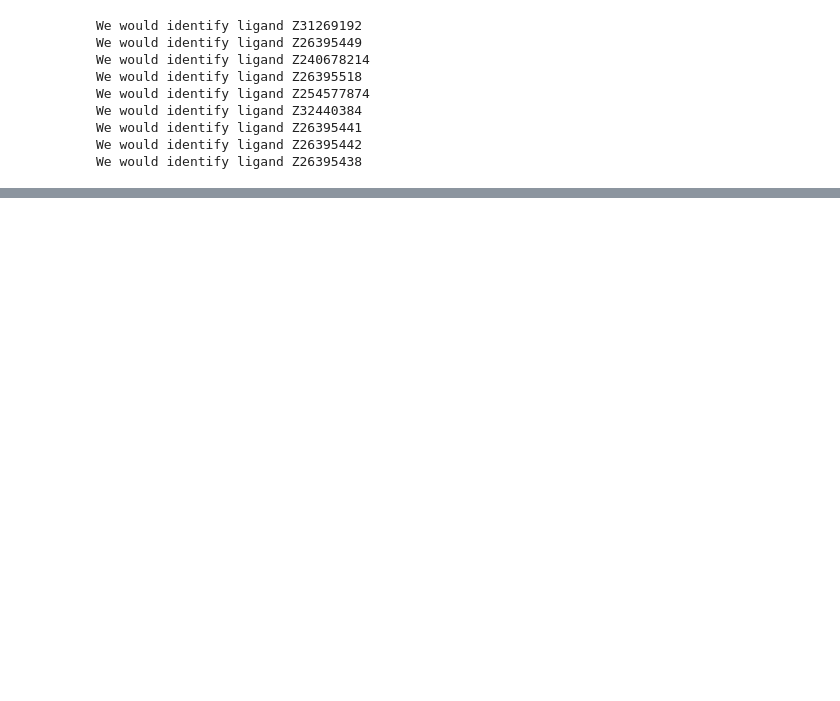
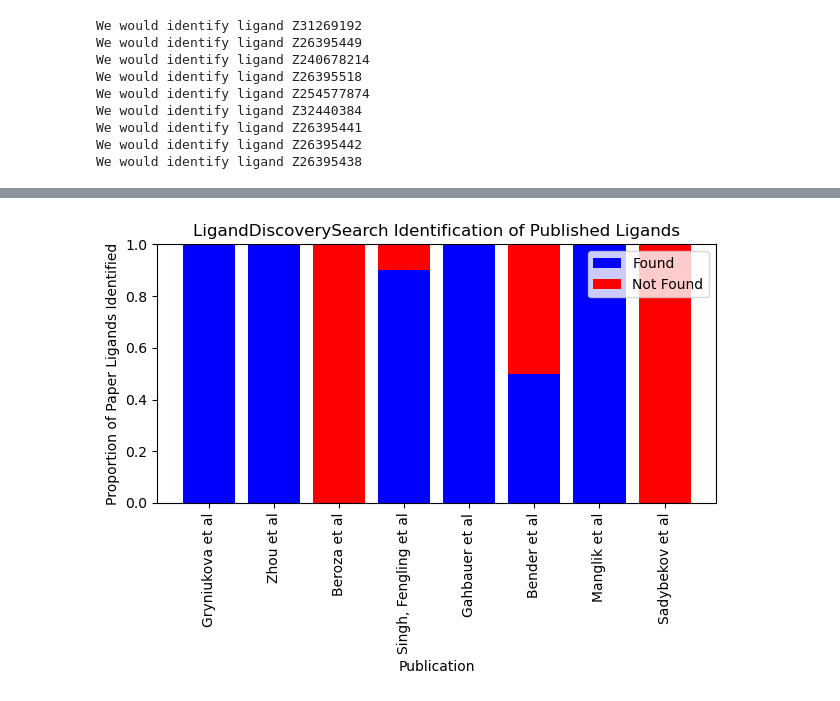
Before and after one commit to toadlover/ginsparg_thymelab_thesis, a Jupyter notebook: jupyter_notebooks/figure_making/replicating_other_publications/all_publication_aggregate_data.ipynb, the cells around one changed output, grey strips where cells are left out. Saved outputs shown, nothing was run; the diff lists cells and outputs as text; code cells hidden in the pictures; blank space fills up the shorter version.

```diff
--- a/jupyter_notebooks/figure_making/replicating_other_publications/all_publication_aggregate_data.ipynb
+++ b/jupyter_notebooks/figure_making/replicating_other_publications/all_publication_aggregate_data.ipynb
@@ -130,0 +397,15 @@ plt.show()
+# %%
+# Calculate the row sum
+main_df['row_sum'] = main_df['found'] + main_df['not_found']
+
+# Filter out rows with a sum of zero
+main_df = main_df[main_df['row_sum'] != 0]
+
+# Normalize the 'found' and 'not_found' columns into new columns
+main_df['found_normalized'] = main_df['found'] / main_df['row_sum']
+main_df['not_found_normalized'] = main_df['not_found'] / main_df['row_sum']
+
+# Drop the 'row_sum' column if not needed
+main_df = main_df.drop(columns=['row_sum'])
+
+print(main_df)
@@ -130,0 +432,22 @@ plt.show()
+# %%
+#stacked bar plot to show the number of ligands that would be/would not be identified from each publication
+# Plot
+fig, ax = plt.subplots()
+
+# Plot the "found" bars in blue
+ax.bar(main_df.index, main_df['found_normalized'], color='blue', label='Found')
+
+# Plot the "not_found" bars in red, stacking them on top of "found"
+ax.bar(main_df.index, main_df['not_found_normalized'], bottom=main_df['found_normalized'], color='red', label='Not Found')
+
+# Add labels and legend
+ax.set_ylabel('Proportion of Paper Ligands Identified')
+ax.set_xlabel('Publication')
+ax.set_title('LigandDiscoverySearch Identification of Published Ligands')
+ax.legend()
+
+plt.xticks(rotation=90)  # Rotate x-axis labels if needed
+plt.tight_layout()  # Adjust layout for better fit
+plt.show()
+# %% [output]
+[figure, added]
```
Also changed, not shown: parts of 12 cells of this notebook.
